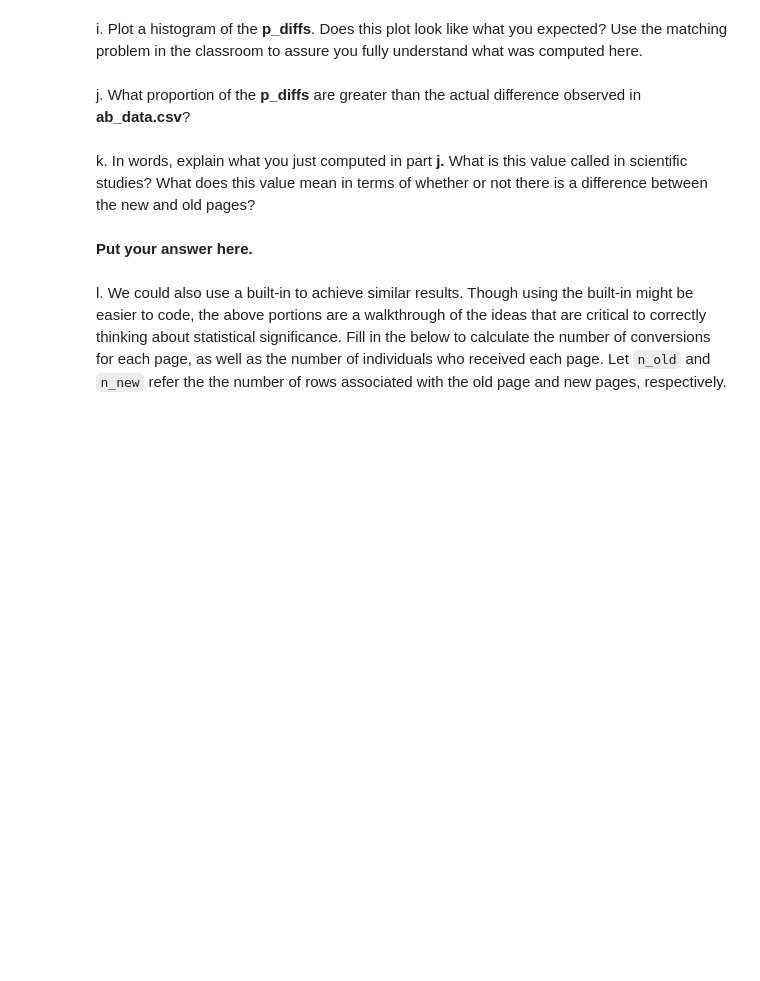
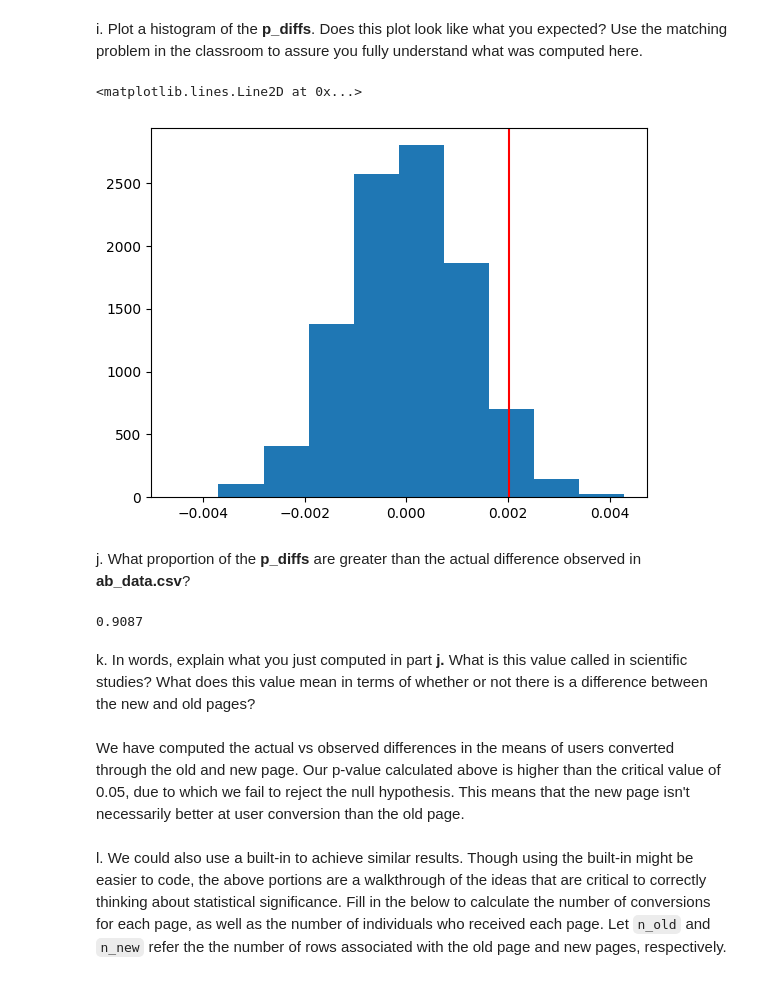
Before and after one commit to aayush1202/analyze-a-b-test-results, a Jupyter notebook: Analyze_ab_test_results_notebook.ipynb, the cells around one changed output. Saved outputs shown, nothing was run; the diff lists cells and outputs as text; code cells hidden in the pictures; blank space fills up the shorter version.

```diff
--- a/Analyze_ab_test_results_notebook.ipynb
+++ b/Analyze_ab_test_results_notebook.ipynb
@@ -217,2 +237,5 @@ d. What is $n_{old}$?
 # %% [markdown]
 e. Simulate $n_{new}$ transactions with a convert rate of $p_{new}$ under the null.  Store these $n_{new}$ 1's and 0's in **new_page_converted**.
+# %%
+new_page_converted = np.random.choice([0,1], size=n_new, p = [p_new, 1-p_new])
+new_page_converted.mean()
@@ -219,2 +244,5 @@ e. Simulate $n_{new}$ transactions with a convert rate of $p_{new}$ under the nu
 # %% [markdown]
 f. Simulate $n_{old}$ transactions with a convert rate of $p_{old}$ under the null.  Store these $n_{old}$ 1's and 0's in **old_page_converted**.
+# %%
+old_page_converted = np.random.choice([0,1], size=n_old, p = [p_old, 1-p_old])
+old_page_converted.mean()
@@ -221,2 +251,5 @@ f. Simulate $n_{old}$ transactions with a convert rate of $p_{old}$ under the nu
 # %% [markdown]
 g. Find $p_{new}$ - $p_{old}$ for your simulated values from part (e) and (f).
+# %%
+sim_diff = float(new_page_converted.mean() - old_page_converted.mean())
+sim_diff
@@ -223,2 +258,9 @@ g. Find $p_{new}$ - $p_{old}$ for your simulated values from part (e) and (f).
 # %% [markdown]
 h. Simulate 10,000 $p_{new}$ - $p_{old}$ values using this same process similarly to the one you calculated in parts **a. through g.** above.  Store all 10,000 values in a numpy array called **p_diffs**.
+# %%
+p_diffs = []
+
+for _ in range(10000):
+    sim_new = np.random.choice([0,1], size=n_new, p=[p_new, 1-p_new])
+    sim_old = np.random.choice([0,1], size=n_old, p=[p_old, 1-p_old])
+    p_diffs.append(sim_new.mean() - sim_old.mean())
@@ -225,11 +285,23 @@ h. Simulate 10,000 $p_{new}$ - $p_{old}$ values using this same process similarl
 # %% [markdown]
 i. Plot a histogram of the **p_diffs**.  Does this plot look like what you expected?  Use the matching problem in the classroom to assure you fully understand what was computed here.
+# %%
+p_diffs = np.array(p_diffs)
+plt.hist(p_diffs)
+plt.axvline(x = sim_diff, color='r')
+# %% [output]
+<matplotlib.lines.Line2D at 0x...>
+[figure, added]
 # %% [markdown]
 j. What proportion of the **p_diffs** are greater than the actual difference observed in **ab_data.csv**?
+# %%
+actual_diffs = (df2[df2.landing_page=='new_page'].converted.mean()) - (df2[df2.landing_page=='old_page'].converted.mean())
+float((p_diffs > actual_diffs).mean())
+# %% [output]
+0.9087
 # %% [markdown]
 k. In words, explain what you just computed in part **j.**  What is this value called in scientific studies?  What does this value mean in terms of whether or not there is a difference between the new and old pages?
-# %% [markdown]
-**Put your answer here.**
+# %% [markdown]
+We have computed the actual vs observed differences in the means of users converted through the old and new page. Our p-value calculated above is higher than the critical value of 0.05, due to which we fail to reject the null hypothesis. This means that the new page isn't necessarily better at user conversion than the old page.
 # %% [markdown]
 l. We could also use a built-in to achieve similar results.  Though using the built-in might be easier to code, the above portions are a walkthrough of the ideas that are critical to correctly thinking about statistical significance. Fill in the below to calculate the number of conversions for each page, as well as the number of individuals who received each page. Let `n_old` and `n_new` refer the the number of rows associated with the old page and new pages, respectively.
 # %%
```
Also changed, not shown: parts of 9 cells of this notebook.
